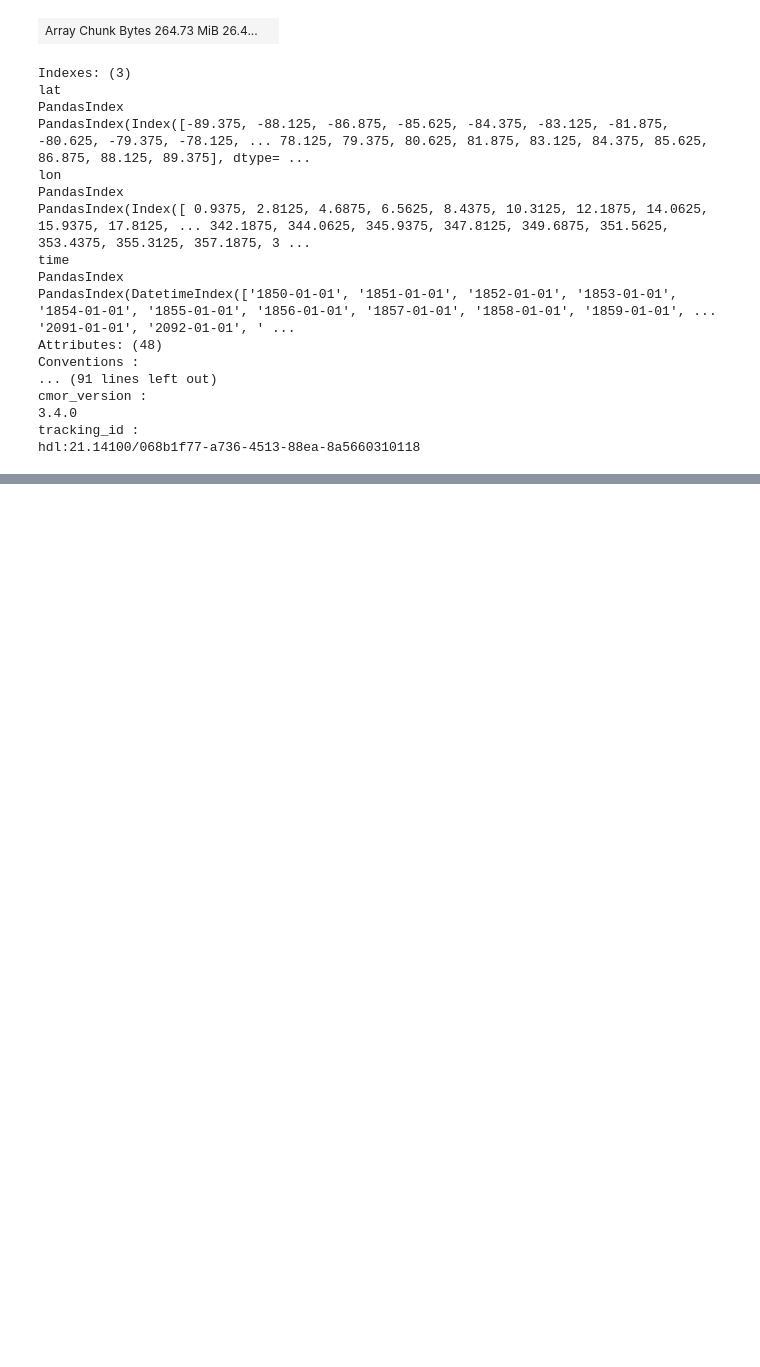
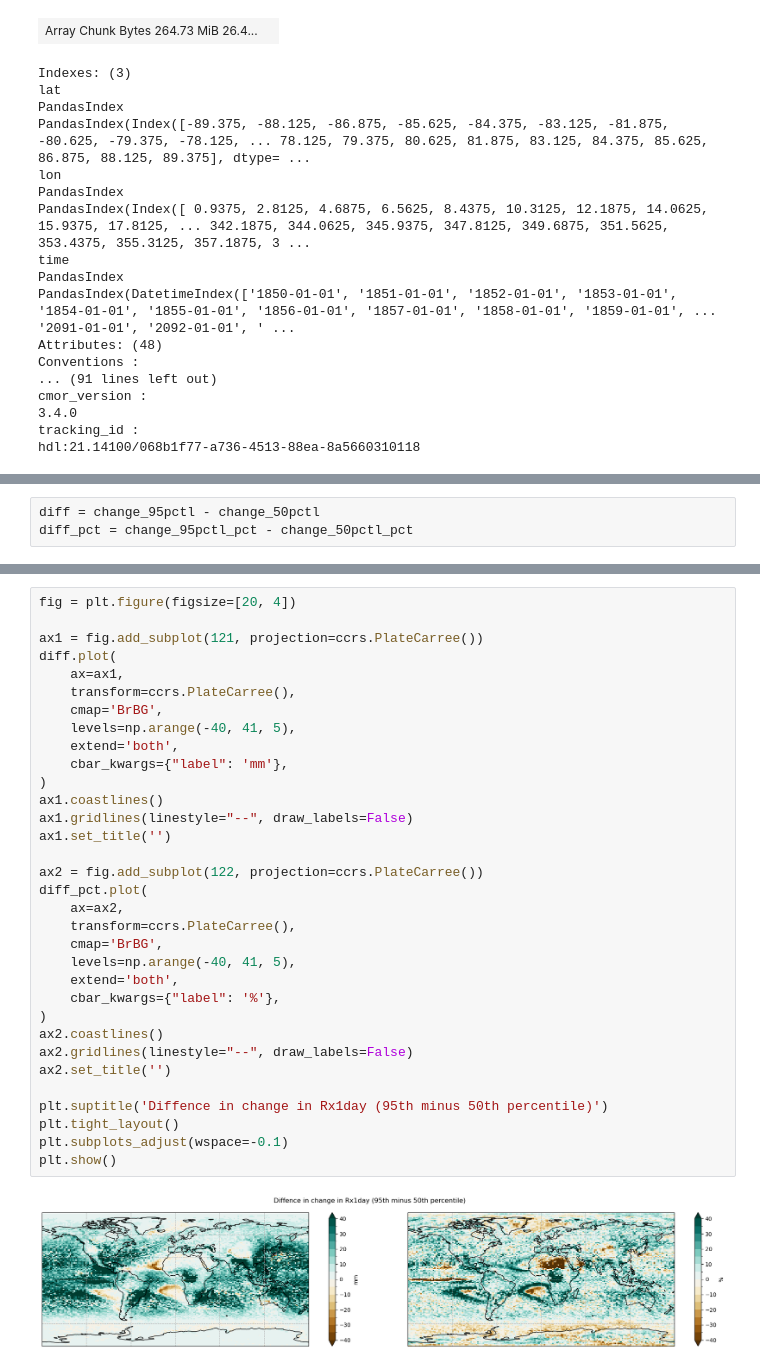
Before and after one commit to DamienIrving/treasury, a Jupyter notebook: rx1day_spatial.ipynb, the cells around one changed output, grey strips where cells are left out. Saved outputs shown, nothing was run; the diff lists cells and outputs as text; blank space fills up the shorter version.

```diff
--- a/rx1day_spatial.ipynb
+++ b/rx1day_spatial.ipynb
@@ -80,0 +82,3 @@ change_90pctl = future_90pctl - baseline_90pctl
+# %%
+diff = change_95pctl - change_50pctl
+diff_pct = change_95pctl_pct - change_50pctl_pct
@@ -122,0 +158,35 @@ plt.show()
+# %%
+fig = plt.figure(figsize=[20, 4])
+
+ax1 = fig.add_subplot(121, projection=ccrs.PlateCarree())
+diff.plot(
+    ax=ax1,
+    transform=ccrs.PlateCarree(),
+    cmap='BrBG',
+    levels=np.arange(-40, 41, 5),
+    extend='both',
+    cbar_kwargs={"label": 'mm'},
+)
+ax1.coastlines()
+ax1.gridlines(linestyle="--", draw_labels=False)
+ax1.set_title('')
+
+ax2 = fig.add_subplot(122, projection=ccrs.PlateCarree())
+diff_pct.plot(
+    ax=ax2,
+    transform=ccrs.PlateCarree(),
+    cmap='BrBG',
+    levels=np.arange(-40, 41, 5),
+    extend='both',
+    cbar_kwargs={"label": '%'},
+)
+ax2.coastlines()
+ax2.gridlines(linestyle="--", draw_labels=False)
+ax2.set_title('')
+
+plt.suptitle('Diffence in change in Rx1day (95th minus 50th percentile)')
+plt.tight_layout()
+plt.subplots_adjust(wspace=-0.1)
+plt.show()
+# %% [output]
+[figure, added]
```
Also changed, not shown: parts of 10 cells of this notebook.
